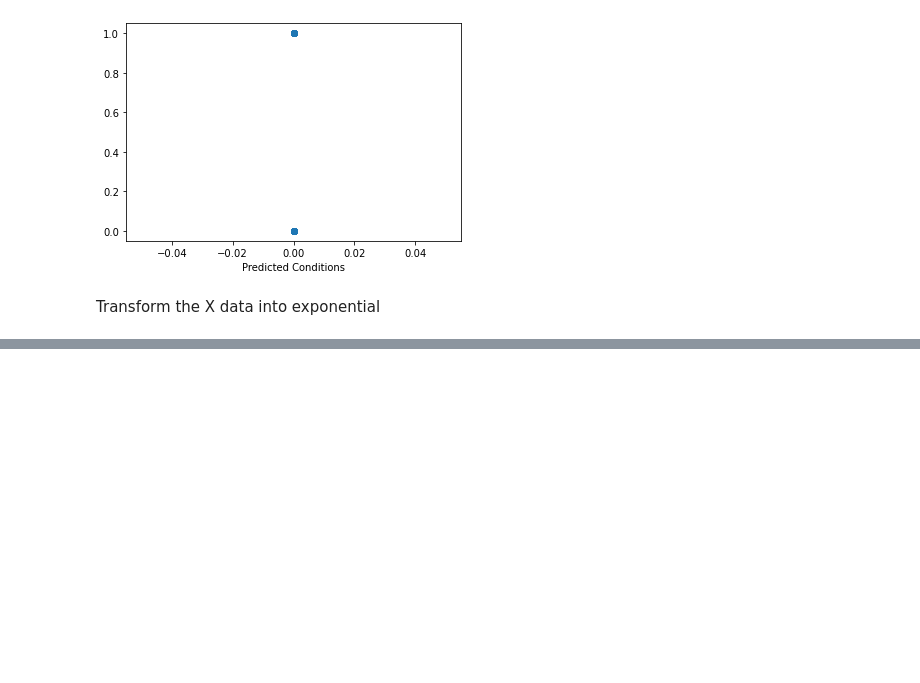
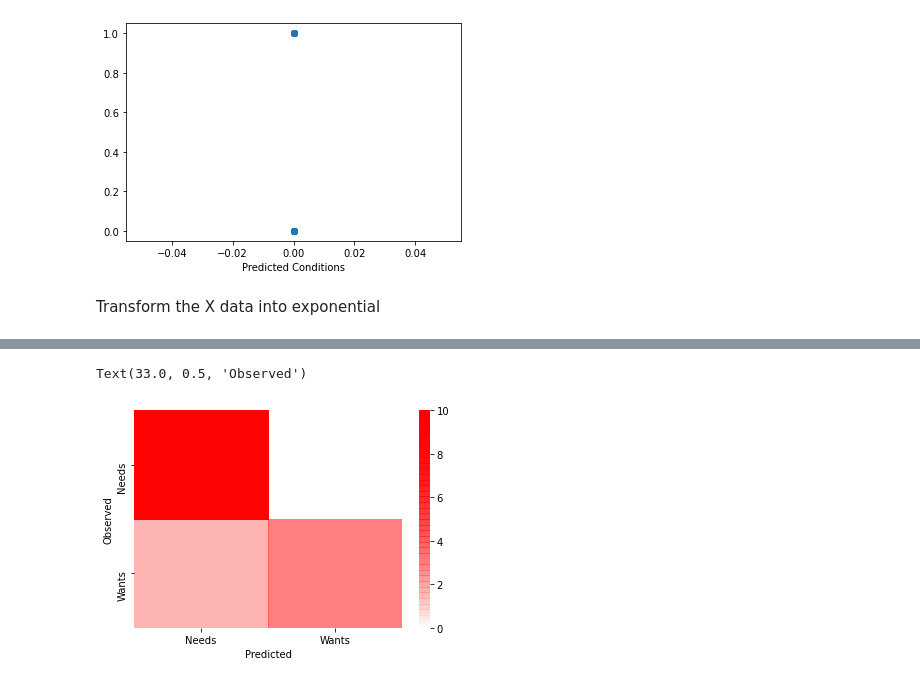
Before and after one commit to lalou97/lgrenier_project, a Jupyter notebook: scripts/Needs vs Wantings 2.0.ipynb, the cells around one changed output, grey strips where cells are left out. Drawn from its saved outputs; the diff is of its cells as text; code cells hidden in the pictures; blank space fills up the shorter version.

```diff
--- a/scripts/Needs vs Wantings 2.0.ipynb
+++ b/scripts/Needs vs Wantings 2.0.ipynb
@@ -795,0 +823,2 @@ plotting.view_img(essai, threshold=0.001)
+# %%
+matrix_con = confusion_matrix (y_true = y_test, y_pred = y_pred)
@@ -795,0 +830,3 @@ plotting.view_img(essai, threshold=0.001)
+# %%
+from pandas import DataFrame
+cmdf = DataFrame(matrix_con, index = ['Needs','Wants'], columns = ['Needs','Wants'])
@@ -795,0 +835,7 @@ plotting.view_img(essai, threshold=0.001)
+# %%
+sns.heatmap(cmdf, cmap = 'red_transparent_full_alpha_range')
+plt.xlabel('Predicted')
+plt.ylabel('Observed')
+# %% [output]
+Text(33.0, 0.5, 'Observed')
+[figure, added]
```
Also changed, not shown: parts of 74 cells of this notebook.
